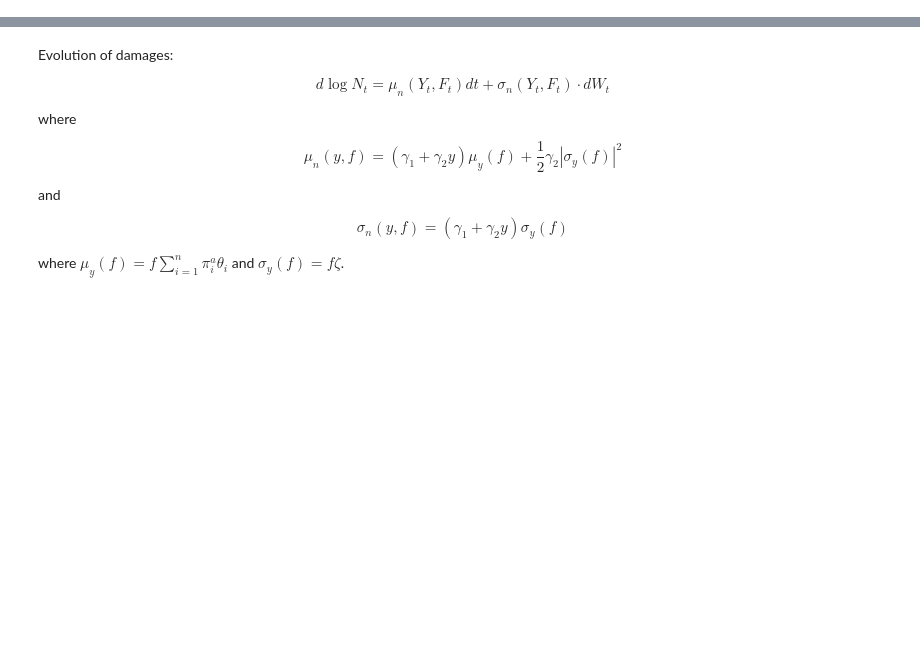
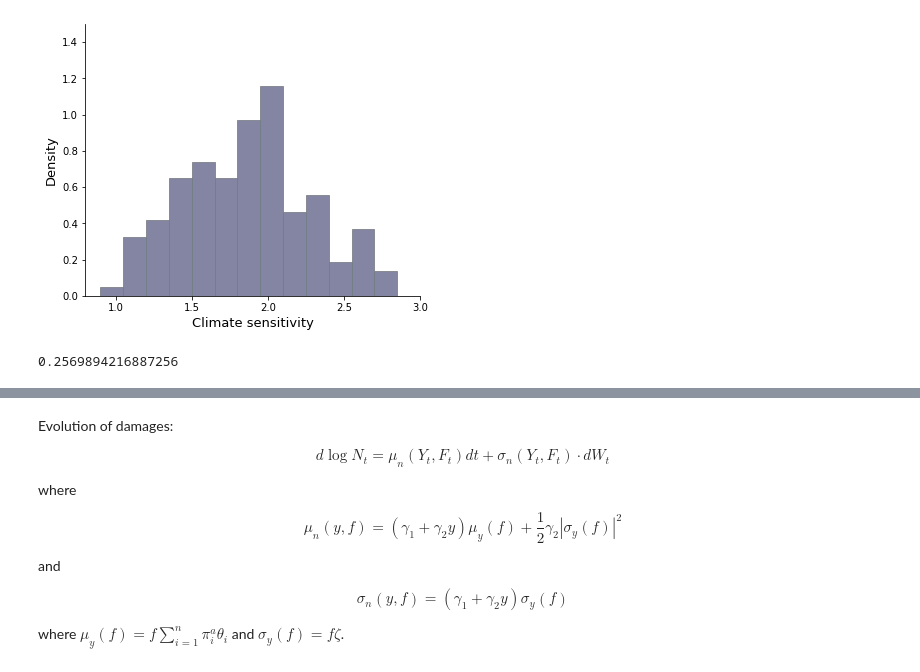
Before and after one commit to lphansen/ClimateUncertaintySpillover, a Jupyter notebook: notebook/plots_standardized_corrected.ipynb, the cells around one changed output, grey strips where cells are left out. Drawn from its saved outputs; the diff is of its cells as text; code cells hidden in the pictures; blank space fills up the shorter version.

```diff
--- a/notebook/plots_standardized_corrected.ipynb
+++ b/notebook/plots_standardized_corrected.ipynb
@@ -129,18 +143,18 @@ plt.savefig('../plots/standardized/damage_probability.pdf')
 # %%
 T_mid = 50
-loc_low = find_nearest_value(y_grid_short, yt[T_low])
 loc_mid = find_nearest_value(y_grid_short, yt[T_mid])
-loc_high = find_nearest_value(y_grid_short, yt[T_high])
 
 plt.figure(figsize=(6, 5))
 bins = np.linspace(0., 3., 21)
 
 plt.hist(model['θ']*1000, bins=bins, color='tab:red', histtype='bar', ec='gray', alpha=.5, density=True)
-plt.hist((model['θ'])*1000, weights=model['πc'][:, loc_mid]*np.exp(-δ*50), bins=bins, color='tab:blue', histtype='bar', ec='gray', alpha=.5, density=True)
+plt.hist((model['θ'])*1000, weights=model['πc'][:, loc_mid], bins=bins, color='tab:blue', histtype='bar', ec='gray', alpha=.5, density=True)
 plt.xlabel('Climate sensitivity', fontsize=13)
 plt.ylabel('Density', fontsize=13)
 plt.ylim(0,1.5)
 plt.xticks(np.arange(0,3+0.5, 0.5))
 plt.xlim(.8, 3)
 
 plt.savefig('../plots/standardized/climate_worstcase.pdf')
+# %% [output]
+[figure, added]
@@ -219,0 +161,4 @@ plt.savefig('../plots/standardized/climate_worstcase.pdf')
+# %%
+np.sum(model['πc'][:, loc_mid]*model['θ']*1000) - np.mean(model['θ']*1000)
+# %% [output]
+0.2569894216887256
```
Also changed, not shown: parts of 13 cells of this notebook, 23 other files.
